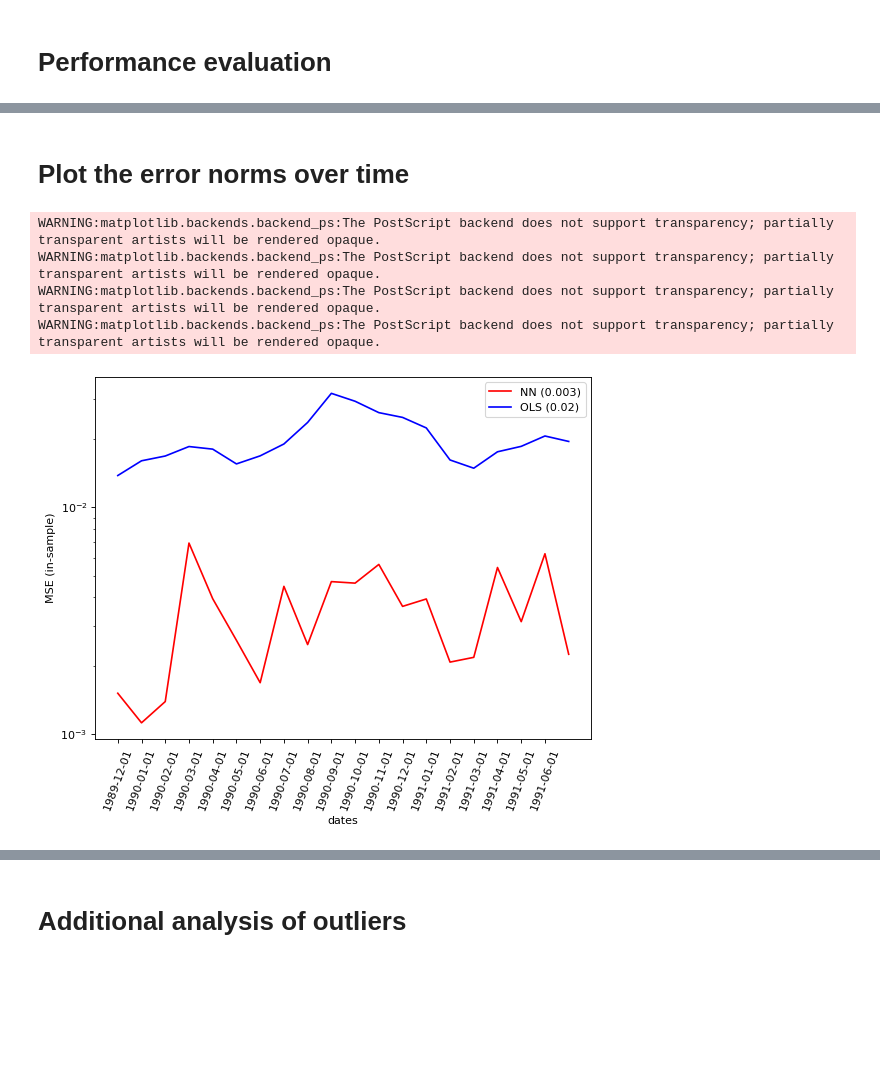
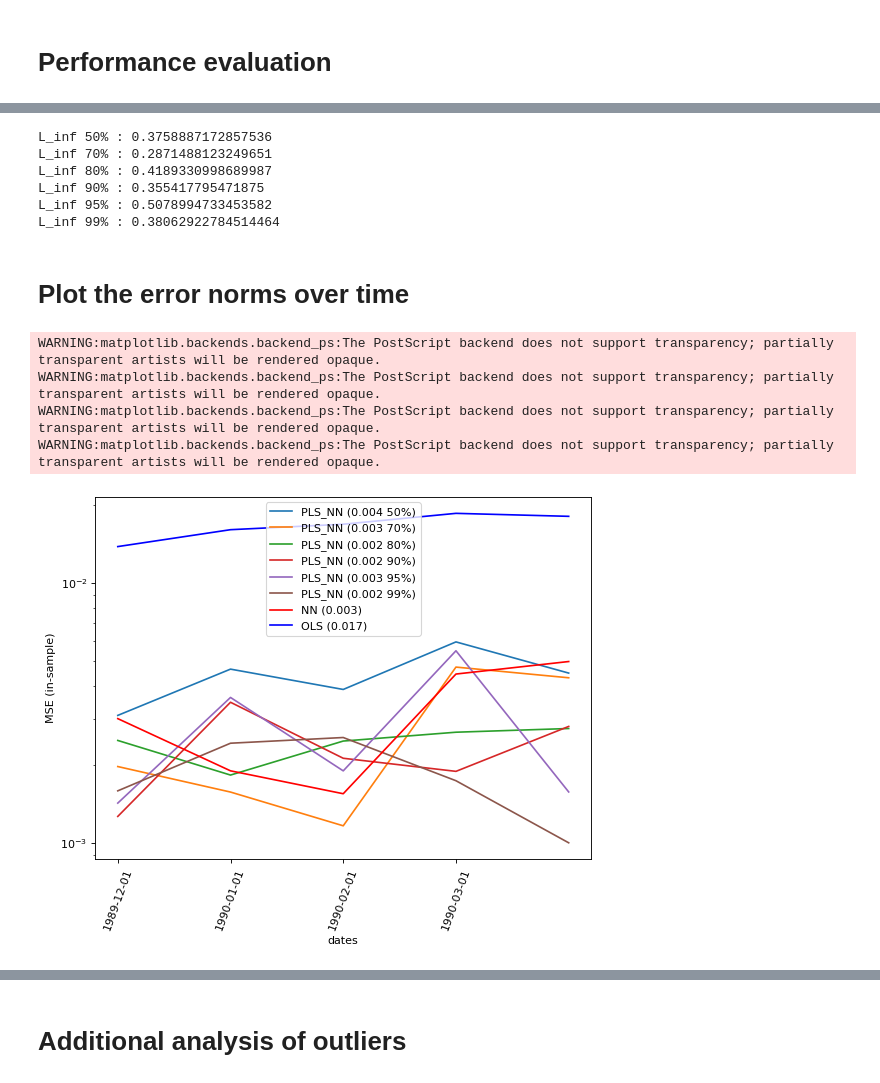
Before and after one commit to Kem975/MATH597_Research, a Jupyter notebook: src/PLS_DNN_vs_OLS.ipynb, the cells around one changed output, grey strips where cells are left out. Cells and saved outputs as stored; diff of their text form; code cells hidden in the pictures; blank space fills up the shorter version.

```diff
--- a/src/PLS_DNN_vs_OLS.ipynb
+++ b/src/PLS_DNN_vs_OLS.ipynb
@@ -241,3 +318,13 @@ Epoch 00035: early stopping
+# %%
+#n = len(np.unique(Y['date']))
+#dates = np.unique(Y['date'])[(n-training_periods):n]
+
+L=2 # Number of hidden layers
+training_periods = 5 # number of model training and evaluation periods
+Y.dropna(inplace=True)
+dates = Y.drop_duplicates('date')
+dates = list(dates['date'][0:training_periods])
+training_NN_OLS(X,Y,dates,L)
 # %%
 training_periods = 20 # number of model training and evaluation periods
 Y.dropna(inplace=True)
@@ -455,22 +608,59 @@ L_inf:0.42256606347454984
+# %%
+L_inf_array_PLS_NN_in = {}
+y_hat_PLS_NN_is = {}
+L_inf_PLS_NN_in = {}
+
+var_index = 0
+
+for var in vars_explained:
+    L_inf =0
+    L_inf_array_PLS_NN_in[var] = np.array([0]*training_periods, dtype='float64')
+    y_hat_PLS_NN_is[var] = []
+
+    for i in range(training_periods):
+        y_hat_PLS_NN_is[var].append(models['PLS_NN'][i+var_index].predict(xs['train_PLS'][i+var_index].values))
+        #L_inf_test_NN= mean_squared_error(y_hat_NN_is[-1], ys['train'][i].values)
+        L_inf_test_PLS_NN= np.max(np.abs(np.array(y_hat_PLS_NN_is[var][-1]- ys['train_PLS'][i+var_index].values)))
+        #print(i,MSE_test_NN)
+        L_inf_array_PLS_NN_in[var][i]=L_inf_test_PLS_NN
+        L_inf+=L_inf_test_PLS_NN
+
+    var_index += training_periods
+    print("L_inf " + str(var) + "% : " + str(L_inf/training_periods))
+    L_inf_PLS_NN_in[var] = L_inf/training_periods
+# %% [output]
+L_inf 50% : 0.3758887172857536
+L_inf 70% : 0.2871488123249651
+L_inf 80% : 0.4189330998689987
+L_inf 90% : 0.355417795471875
+L_inf 95% : 0.5078994733453582
+L_inf 99% : 0.38062922784514464
 # %% [markdown]
 # Plot the error norms over time
 # %%
 plt.figure(num=None, figsize=(8, 6), dpi=80, facecolor='w', edgecolor='k')
+
+for var in vars_explained:
+    PLS_NN_label='PLS_NN (' + str(round(MSE_PLS_NN_in[var],3)) + ' ' + str(var) + '%)'
+    plt.plot(MSE_array_PLS_NN_in[var], label=PLS_NN_label)
+
 NN_label='NN (' + str(round(MSE_NN_in,3)) +')'
+OLS_label='OLS (' + str(round(MSE_linear_in,3)) +')'
+
 plt.plot(MSE_array_NN_in, color='red', label=NN_label)
+plt.plot(MSE_array_linear_in, color='blue', label=OLS_label)
+
 plt.yscale('log')
-OLS_label='OLS (' + str(round(MSE_linear_in,3)) +')'
-plt.plot(MSE_array_linear_in, color='blue', label=OLS_label)
 plt.ylabel('MSE (in-sample)')
 plt.xlabel('dates')
 plt.xticks(np.arange(0,len(dates)-1,1), dates, rotation=70)
 plt.legend()
 plt.savefig('MSE_in_error.eps', format='eps',dpi=1200,bbox_inches = "tight")
 # %% [output]
 WARNING:matplotlib.backends.backend_ps:The PostScript backend does not support transparency; partially transparent artists will be rendered opaque.
 WARNING:matplotlib.backends.backend_ps:The PostScript backend does not support transparency; partially transparent artists will be rendered opaque.
 WARNING:matplotlib.backends.backend_ps:The PostScript backend does not support transparency; partially transparent artists will be rendered opaque.
 WARNING:matplotlib.backends.backend_ps:The PostScript backend does not support transparency; partially transparent artists will be rendered opaque.
-[figure, old version]
+[figure, new version]
 # %%
 plt.figure(num=None, figsize=(8, 6), dpi=80, facecolor='w', edgecolor='k')
```
Also changed, not shown: parts of 32 cells of this notebook.
